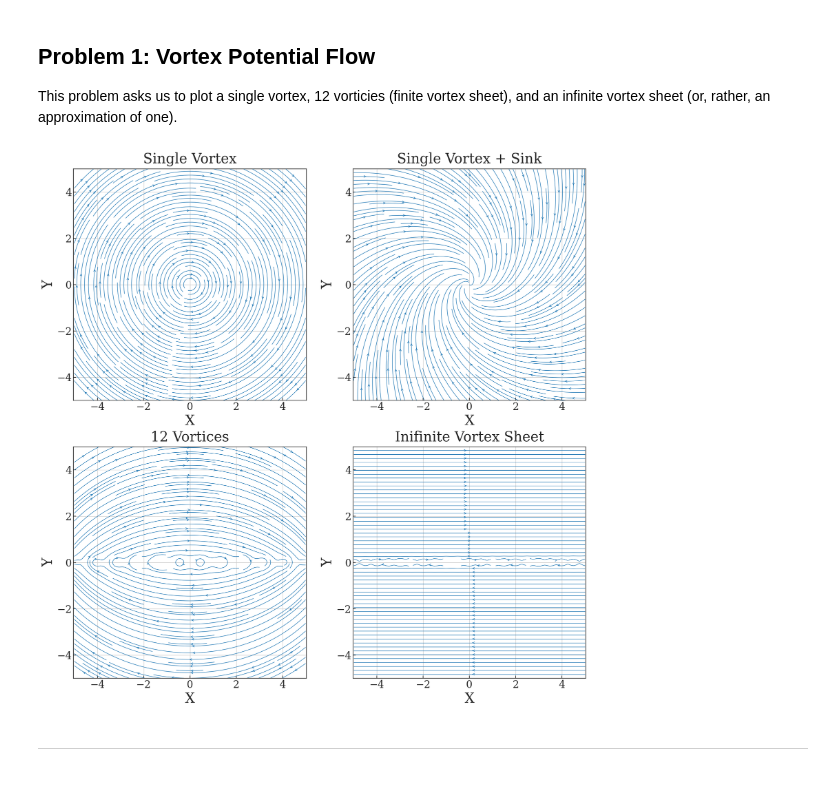
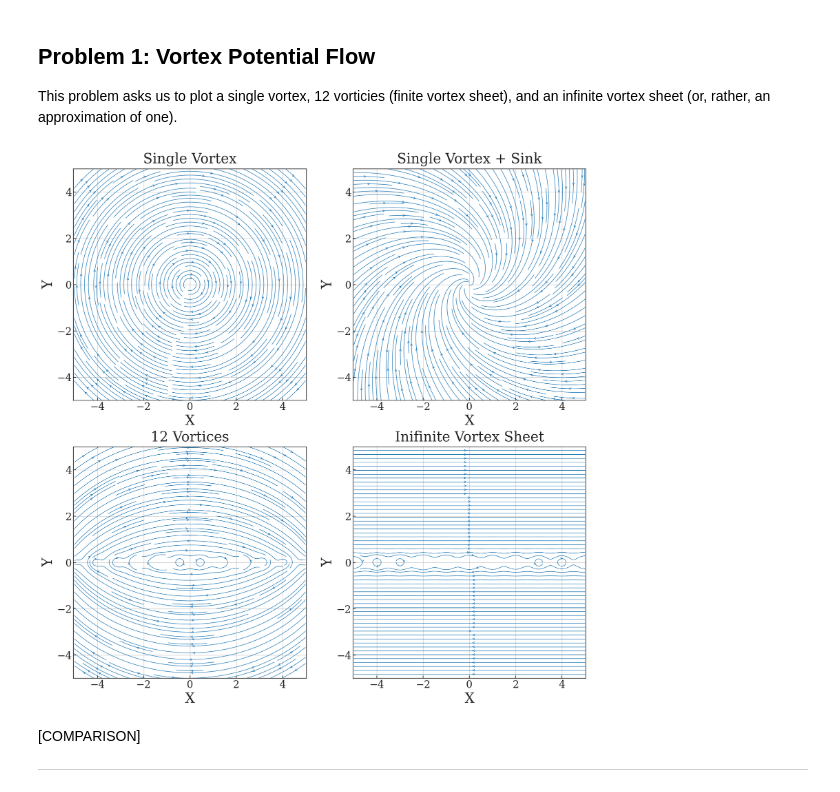
Before and after one commit to ndrichmond/EAE127, a Jupyter notebook: Project-4/EAE127_P4_Richmond_Nicholas.ipynb, the cells around one changed output. Drawn from its saved outputs; the diff is of its cells as text; code cells hidden in the pictures.

```diff
--- a/Project-4/EAE127_P4_Richmond_Nicholas.ipynb
+++ b/Project-4/EAE127_P4_Richmond_Nicholas.ipynb
@@ -189,7 +191,7 @@ sstrength = -5
 
 uVort, vVort = get_vortex_velocity(vortStrength,0,0,X,Y)
 uSink, vSink = get_velocity(sstrength,0,0,X,Y)
-uInfVort, vInfVort = infinite_vortex_vel(vortStrength,0.5,X,Y)
+uInfVort, vInfVort = infinite_vortex_vel(vortStrength,1,X,Y)
 
 
 plt.figure(figsize=(20,20))
@@ -204,33 +206,34 @@ plt.axis("equal")
 plt.subplot(2,2,2)
 plt.title("Single Vortex + Sink")
 plt.xlabel("X")
 plt.ylabel("Y")
 plt.streamplot(X, Y, uVort + uSink, vVort + vSink, density=2, linewidth=1, arrowsize=1, arrowstyle='->')
 plt.axis("equal")
 
 sum_uVort = 0
 sum_vVort = 0
 
 nVortices = 12 #Number of vortices we want to plot
 for xLoc in np.linspace(-5,5,nVortices):
     u, v = get_vortex_velocity(vortStrength,xLoc,0,X,Y)
     sum_uVort += u
     sum_vVort += v
 
 plt.subplot(2,2,3)
 plt.title("12 Vortices")
 plt.xlabel("X")
 plt.ylabel("Y")
 plt.streamplot(X, Y, sum_uVort, sum_vVort, density=2, linewidth=1, arrowsize=1, arrowstyle='->')
 plt.axis("equal");
 
 plt.subplot(2,2,4)
 plt.title("Inifinite Vortex Sheet")
 plt.xlabel("X")
 plt.ylabel("Y")
 plt.streamplot(X, Y, uInfVort, vInfVort, density=2, linewidth=1, arrowsize=1, arrowstyle='->')
 plt.axis("equal");
 # %% [output]
-[figure, old version]
+[figure, new version]
 # %% [markdown]
+[COMPARISON]
 <hr>
```
Also changed, not shown: parts of 4 cells of this notebook, 8 other files.
